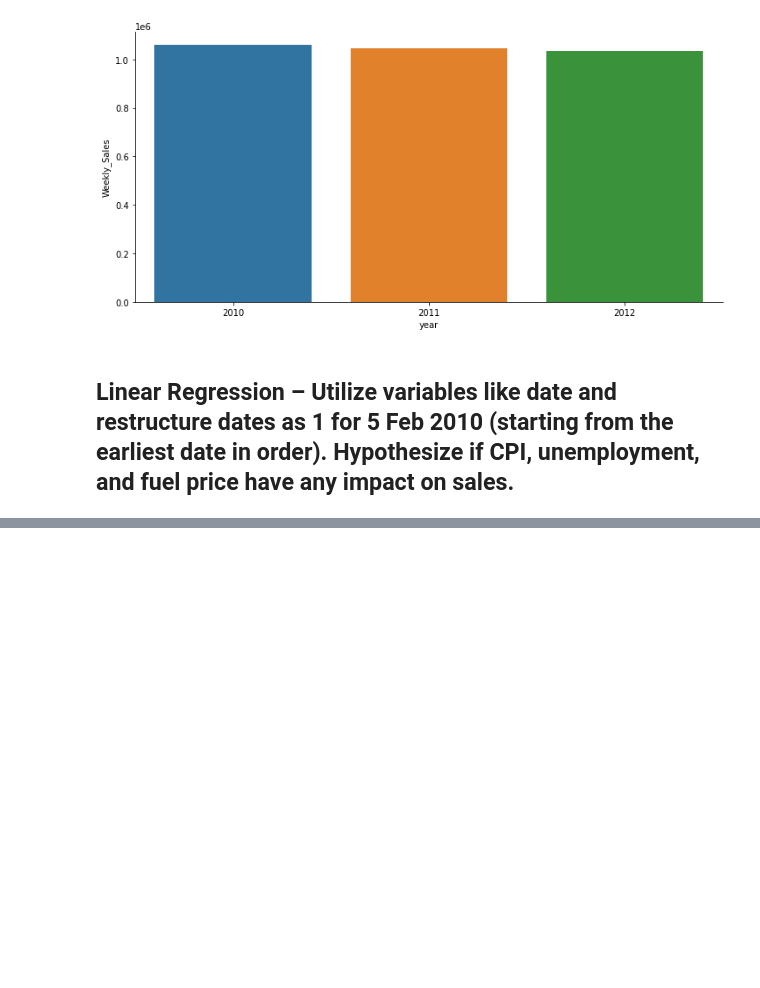
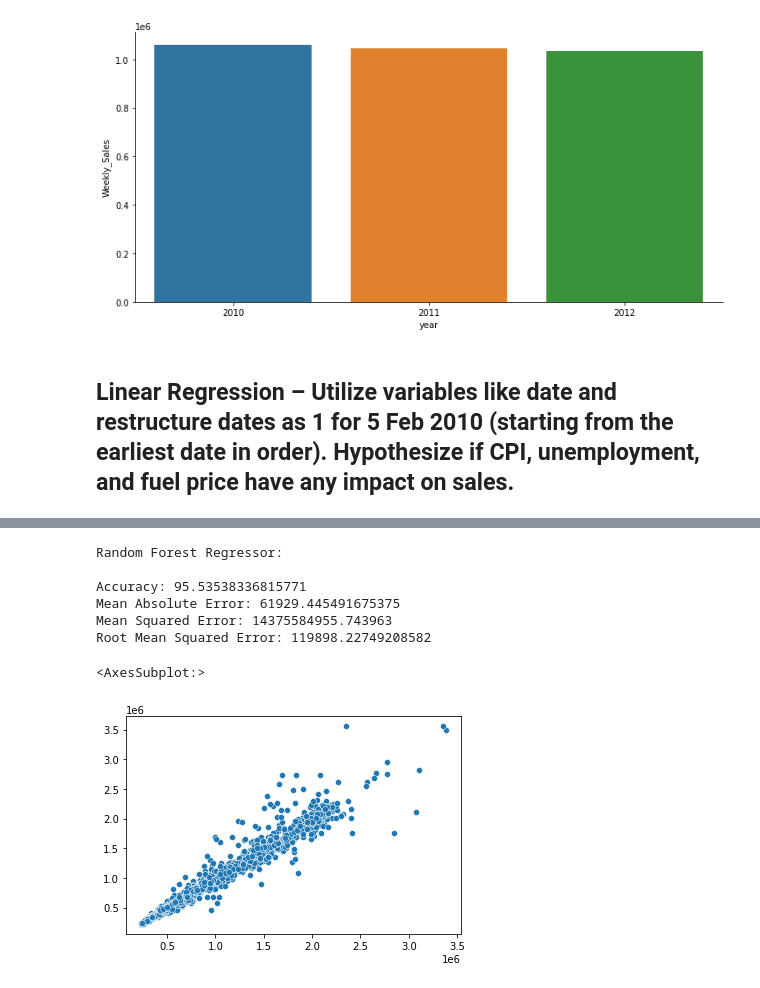
Before and after one commit to ApLife1827/Retail-Analysis-with-Walmart-Data, a Jupyter notebook: Retail Analysis with Walmart Data.ipynb, the cells around one changed output, grey strips where cells are left out. Drawn from its saved outputs; the diff is of its cells as text; code cells hidden in the pictures; blank space fills up the shorter version.

```diff
--- a/Retail Analysis with Walmart Data.ipynb
+++ b/Retail Analysis with Walmart Data.ipynb
@@ -294,0 +339,24 @@ sns.catplot(x="year", y="Weekly_Sales", kind="bar", data=dt,height=5, aspect=2)
+# %%
+# Random Forest Regressor
+print('Random Forest Regressor:')
+print()
+rfr = RandomForestRegressor(n_estimators = 400,max_depth=15,n_jobs=5)
+rfr.fit(X_train,y_train)
+y_pred=rfr.predict(X_test)
+print('Accuracy:',rfr.score(X_test, y_test)*100)
+
+print('Mean Absolute Error:', metrics.mean_absolute_error(y_test, y_pred))
+print('Mean Squared Error:', metrics.mean_squared_error(y_test, y_pred))
+print('Root Mean Squared Error:', np.sqrt(metrics.mean_squared_error(y_test, y_pred)))
+
+
+sns.scatterplot(y_pred, y_test)
+# %% [output]
+Random Forest Regressor:
+
+Accuracy: 95.53538336815771
+Mean Absolute Error: 61929.445491675375
+Mean Squared Error: 14375584955.743963
+Root Mean Squared Error: 119898.22749208582
+<AxesSubplot:>
+[figure, added]
```
Also changed, not shown: parts of 6 cells of this notebook.
